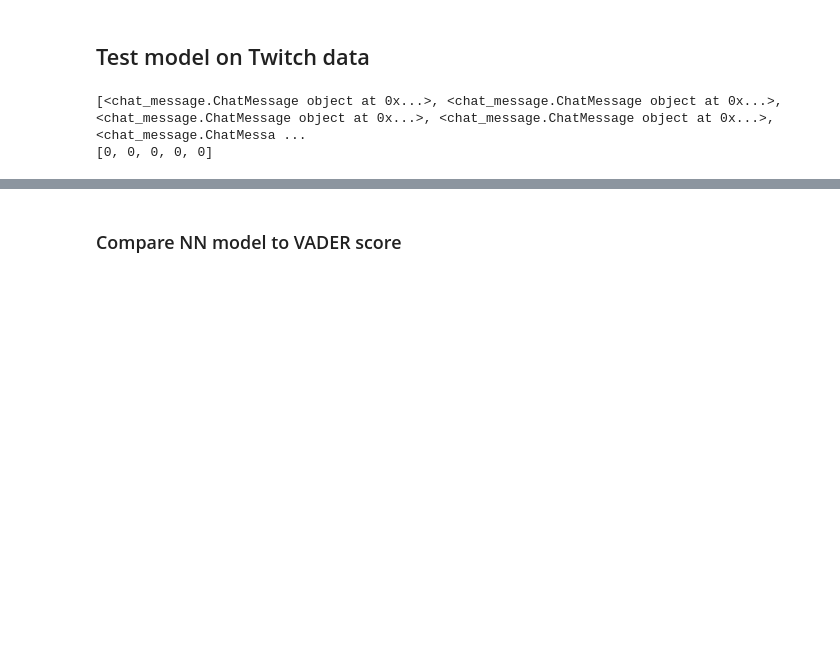
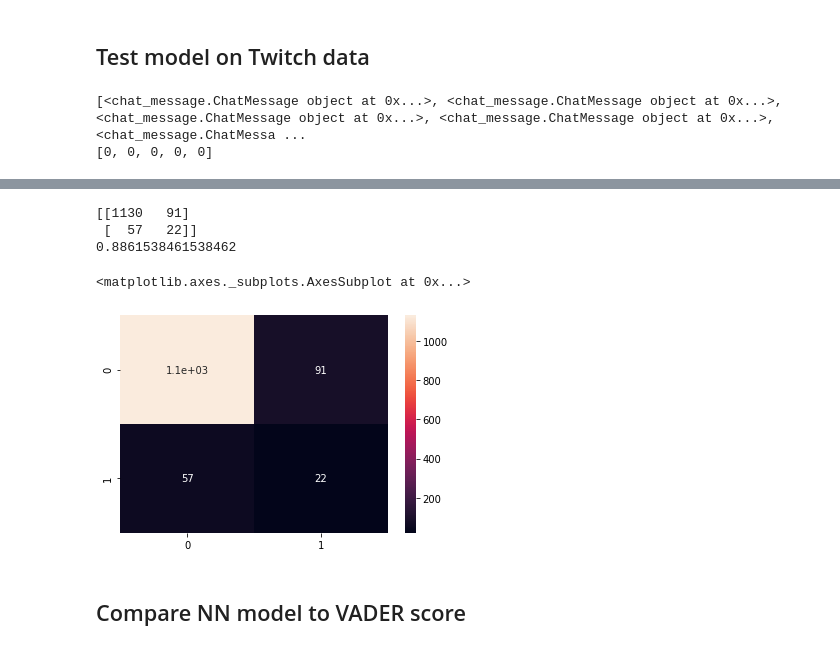
Before and after one commit to goatgoose/twitch_reader, a Jupyter notebook: toxic_comments/toxic_classifier.ipynb, the cells around one changed output, grey strips where cells are left out. Saved outputs shown, nothing was run; the diff lists cells and outputs as text; code cells hidden in the pictures; blank space fills up the shorter version.

```diff
--- a/toxic_comments/toxic_classifier.ipynb
+++ b/toxic_comments/toxic_classifier.ipynb
@@ -220,2 +235,18 @@ print(accuracy)
+# %%
+prediction_classes = [1 if prediction > 0.25 else 0 for prediction in predictions]
+
+confusion_matrix = metrics.confusion_matrix(labels, prediction_classes)
+print(confusion_matrix)
+
+accuracy = metrics.accuracy_score(labels, prediction_classes)
+print(accuracy)
+
+sns.heatmap(confusion_matrix, annot=True)
+# %% [output]
+[[1130   91]
+ [  57   22]]
+0.8861538461538462
+<matplotlib.axes._subplots.AxesSubplot at 0x...>
+[figure, added]
 # %% [markdown]
-### Compare NN model to VADER score
+## Compare NN model to VADER score
```
Also changed, not shown: parts of 10 cells of this notebook, 2 other files.
